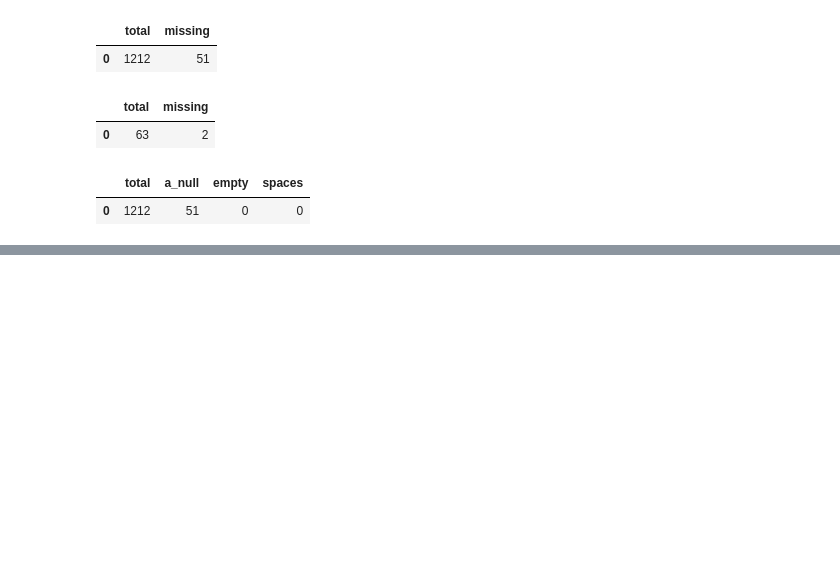
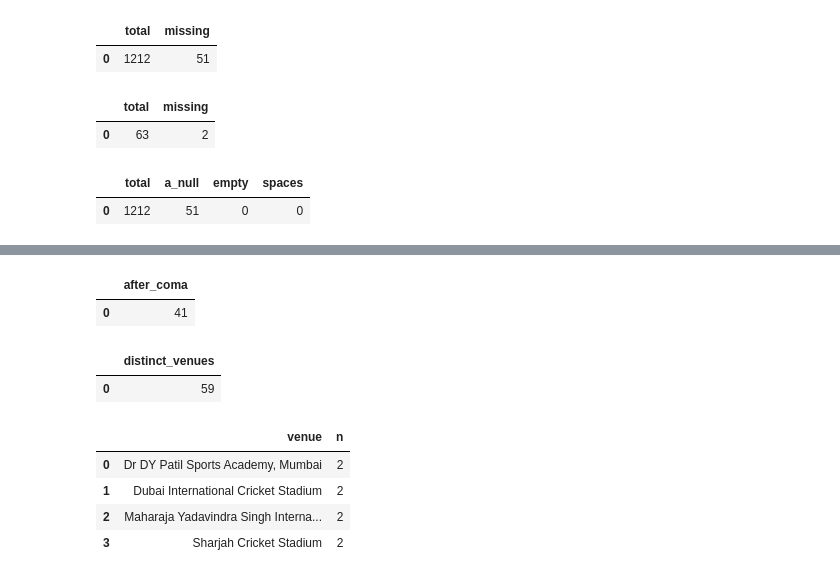
Before and after one commit to muhammadsinanpsbca25dbi-alt/project_3.1, a Jupyter notebook: Notebook/Muhammad_Sinan_PS.ipynb, the cells around one changed output, grey strips where cells are left out. Drawn from its saved outputs; the diff is of its cells as text; code cells hidden in the pictures; blank space fills up the shorter version.

```diff
--- a/Notebook/Muhammad_Sinan_PS.ipynb
+++ b/Notebook/Muhammad_Sinan_PS.ipynb
@@ -579,0 +601,23 @@ from matches;""")
+# %%
+q("""SELECT COUNT (DISTINCT CASE WHEN INSTR(venue,' ') > 0 THEN TRIM(SUBSTR(venue,1,INSTR(venue,' ')-1))
+ELSE TRIM(venue) END)AS after_coma
+FROM matches;""")
+# %% [output]
+|  | after_coma |
+| 0 | 41 |
+# %%
+q("""SELECT COUNT (DISTINCT venue) as distinct_venues from matches;""")
+# %% [output]
+|  | distinct_venues |
+| 0 | 59 |
+# %%
+q("""SELECT venue,count(*)AS n
+FROM venues
+GROUP  BY venue
+HAVING count(*)>1;""")
+# %% [output]
+|  | venue | n |
+| 0 | Dr DY Patil Sports Academy, Mumbai | 2 |
+| 1 | Dubai International Cricket Stadium | 2 |
+| 2 | Maharaja Yadavindra Singh Interna... | 2 |
+| 3 | Sharjah Cricket Stadium | 2 |
```
Also changed, not shown: parts of 3 cells of this notebook, 10 other files.
